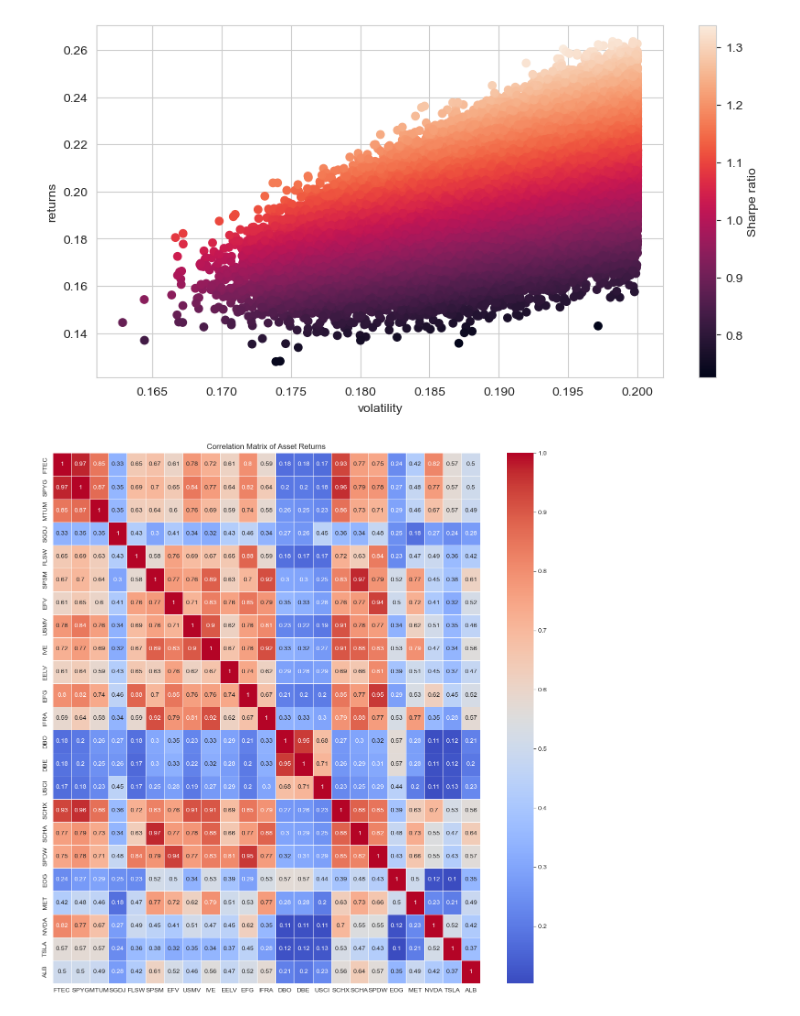
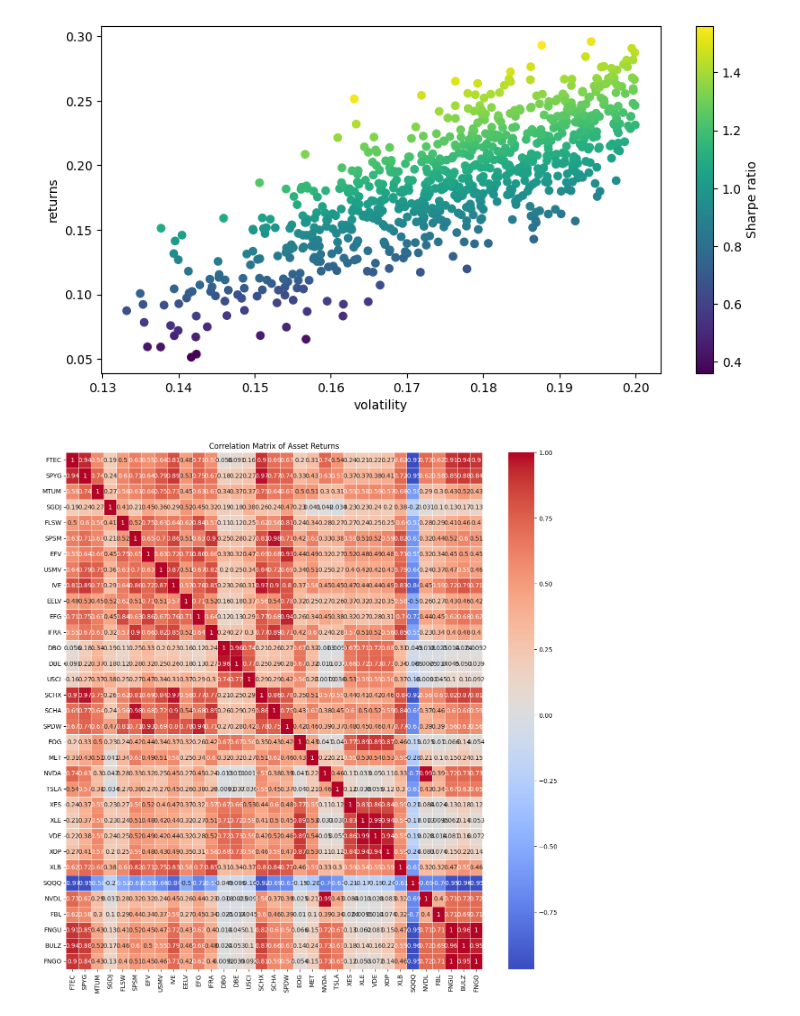
Before and after one commit to higginbotham-thomas/PortfolioMagic, a Jupyter notebook: MVO.ipynb, the cells around one changed output. Saved outputs shown, nothing was run; the diff lists cells and outputs as text; code cells hidden in the pictures.

```diff
--- a/MVO.ipynb
+++ b/MVO.ipynb
@@ -8,21 +8,48 @@ import pandas as pd
 import numpy as np
 import matplotlib.pyplot as plt
 import seaborn as sns
+from datetime import datetime, timedelta
 from dotenv import load_dotenv
 
 # Load environment variables
 load_dotenv()
 
 api_key = os.getenv('FMPKEY')
+
+def get_treasury_data():
+    # Get today's date
+    today = datetime.today()
+
+    # Get yesterday's date
+    yesterday = today - timedelta(days=1)
+
+    # Format the dates in 'YYYY-MM-DD' format
+    from_date = yesterday.strftime('%Y-%m-%d')
+    to_date = today.strftime('%Y-%m-%d')
+
+    # Construct the URI
+    uri = f"https://financialmodelingprep.com/api/v4/treasury?from={from_date}&to={to_date}&apikey={api_key}"
+
+    # Make the GET request
+    response = requests.get(uri)
+
+    # Return the JSON response
+    return response.json()
+
 STOCKS = [
     'FTEC', 'SPYG', 'MTUM', 'SGDJ', 'FLSW', 'SPSM', 'EFV', 'USMV', 'IVE',
     'EELV', 'EFG', 'IFRA', 'DBO', 'DBE', 'USCI', 'SCHX', 'SCHA', 'SPDW',
-    'EOG', 'MET', 'NVDA', 'TSLA', 'ALB'
+    'EOG', 'MET', 'NVDA', 'TSLA',
+    'XES', 'XLE', 'VDE', 'XOP', 'XLB', 'SQQQ',
+    'NVDL', 'FBL', 'FNGU', 'BULZ', 'FNGO'
 ]
-ACCT = 7762.89  # Account balance
+ACCT = 7559.21   # Account balance
 RISK = 0.2  # Risk tolerance
-RF = 0.0282  # risk free rate 2.82% per annum
-NUMBER_OF_PORTFOLIOS = 1000000  # Number of portfolios to simulate
+RF = get_treasury_data()
+RF = RF[0]["month3"]/100 #0.0561  # 3 Month Treasury Rate
+NUMBER_OF_PORTFOLIOS = 1000  # Number of portfolios to simulate
+TRADING_DAYS = 252  # Number of trading days in a year
+NUMBER_OF_DAYS = 900  # Number of days to simulate (history)
 
 stock_history = {}
 
@@ -37,8 +64,8 @@ for stock in STOCKS:
     prices_df['date'] = pd.to_datetime(prices_df['date'])
     prices_df = prices_df.sort_values('date', ascending=True)
 
-    # Select the most recent 900 days
-    recent_prices = prices_df.tail(900).set_index('date')['close']
+    # Select closing prices for the chosen number of days
+    recent_prices = prices_df.tail(NUMBER_OF_DAYS).set_index('date')['close']
     stock_history[stock] = recent_prices
 
 # Concatenate all stock close prices into a single dataframe
@@ -56,10 +83,10 @@ portfolio_weights = []
 for portfolio in range(NUMBER_OF_PORTFOLIOS):
     weights = np.random.random_sample(len(STOCKS))
     weights = weights / np.sum(weights)
-    annualize_return = np.sum((return_stocks.mean() * weights) * 252) - RF
+    annualize_return = np.sum((return_stocks.mean() * weights) * TRADING_DAYS) - RF
     portfolio_returns.append(annualize_return)
 
-    matrix_covariance_portfolio = (return_stocks.cov()) * 252
+    matrix_covariance_portfolio = (return_stocks.cov()) * TRADING_DAYS
     portfolio_variance = np.dot(weights.T, np.dot(matrix_covariance_portfolio, weights))
     portfolio_standard_deviation = np.sqrt(portfolio_variance)
     portfolio_risk.append(portfolio_standard_deviation)
@@ -102,8 +129,8 @@ for col in ['Port Returns', 'Port Risk', 'Sharpe Ratio']:
 highest_sharpe_port = portfolio_dfs.iloc[portfolio_dfs['Sharpe Ratio'].idxmax()]
 highest_sharpe_weights = highest_sharpe_port['Portfolio Weights']
 
-#current_portfolio = pd.read_csv('C:/Users/thomas.higginbotham/OneDrive/PortfolioMagic/portfolio.csv')
-current_portfolio = pd.read_csv('/Users/thomashigginbotham/Library/CloudStorage/OneDrive-Personal/PortfolioMagic/portfolio.csv')
+current_portfolio = pd.read_csv('C:/Users/thomas.higginbotham/OneDrive/PortfolioMagic/portfolio.csv')
+#current_portfolio = pd.read_csv('/Users/thomashigginbotham/Library/CloudStorage/OneDrive-Personal/PortfolioMagic/portfolio.csv')
 
 # Function to compute buy/sell recommendations
 def compute_buy_sell_recommendations(current_portfolio, acct, highest_sharpe_weights, stocks, stock_history):
@@ -150,7 +177,7 @@ def compute_buy_sell_recommendations(current_portfolio, acct, highest_sharpe_wei
 
     # Sort dataframe by 'Buy/Sell' column with negative values first
     merged_portfolio = merged_portfolio.sort_values(
-        by='Buy/Sell', ascending=True)
+        by='Buy/Sell', ascending=True) # Sell first, settle, then buy
 
     return merged_portfolio[['Symbol', 'Buy/Sell', 'CurrentSharePrice', 'CurrentValue', 'Shares', 'TargetValue', 'ValueAfterAction', 'SharesAfterAction', 'TargetSharpeWeight', 'ActualWeightAfterAction']]
 
@@ -168,6 +195,8 @@ pd.set_option('display.expand_frame_repr', False)
 recommendations = compute_buy_sell_recommendations(
     current_portfolio, ACCT, highest_sharpe_weights, STOCKS, stock_history)
 
+recommendations = recommendations.loc[(recommendations['CurrentValue'] != recommendations['ValueAfterAction']) | ((recommendations['CurrentValue'] != 0) & (recommendations['ValueAfterAction'] != 0))]
+
 # Printing the asset symbols along with their respective weights
 
 # Extracting and printing the metrics
@@ -177,6 +206,9 @@ print(f"Returns: {highest_sharpe_port['Port Returns']*100:.2f}%")
 print(
     f"Risk (Standard Deviation): {highest_sharpe_port['Port Risk']*100:.2f}%")
 print(f"Sharpe Ratio: {highest_sharpe_port['Sharpe Ratio']:.2f}")
+print(f' ')
+print(f'Portfolio Value: ${ACCT:.2f}')
+print(f'Risk Free Rate: {RF*100:.2f}%')
 print(f' ')
 print(recommendations)
 
@@ -209,3 +241,3 @@ Sharpe Ratio: 1.19
-[figure, old version]
+[figure, new version]
-[figure, old version]
+[figure, new version]
 # %%
```
Also changed, not shown: parts of 4 cells of this notebook, 2 other files.
